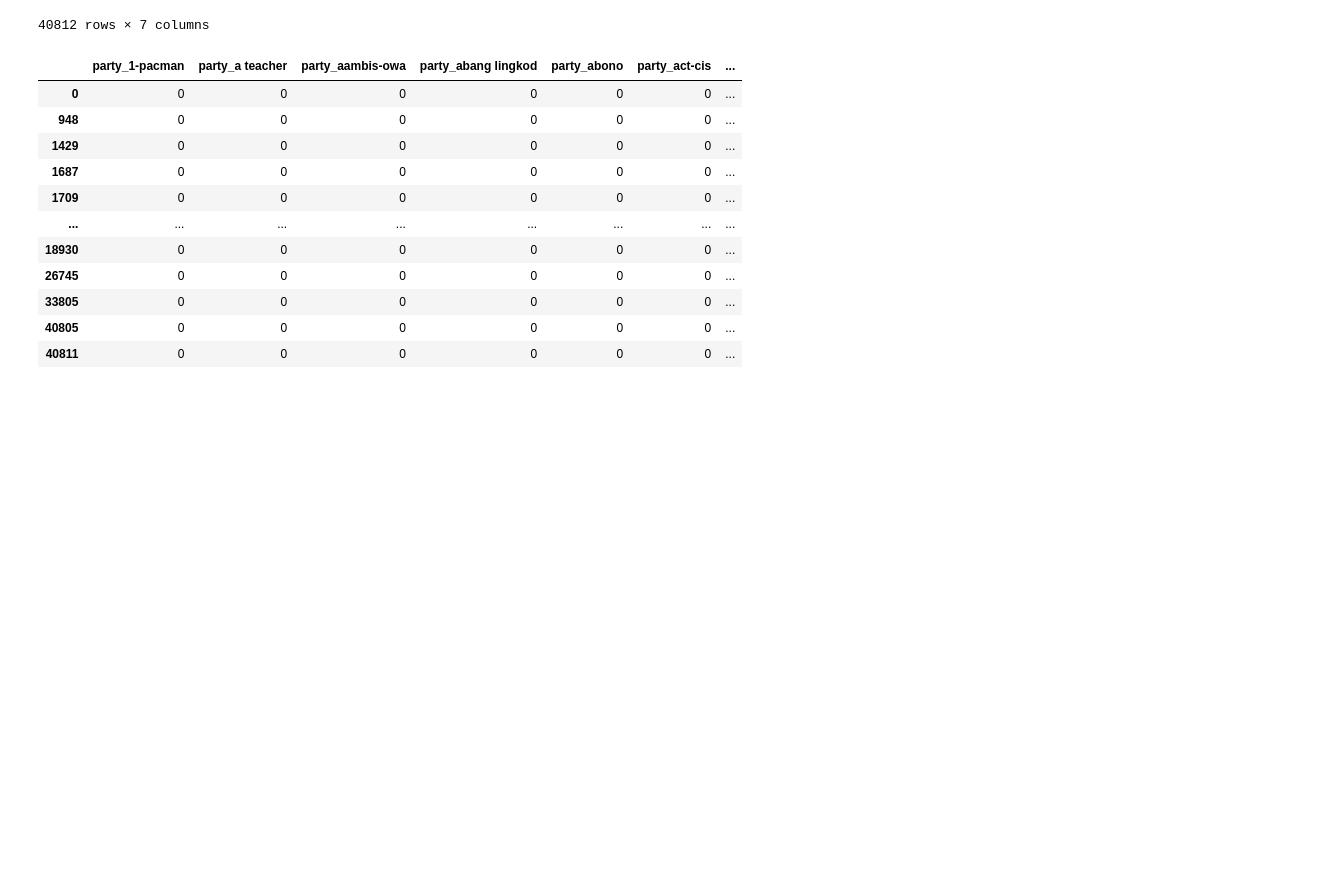
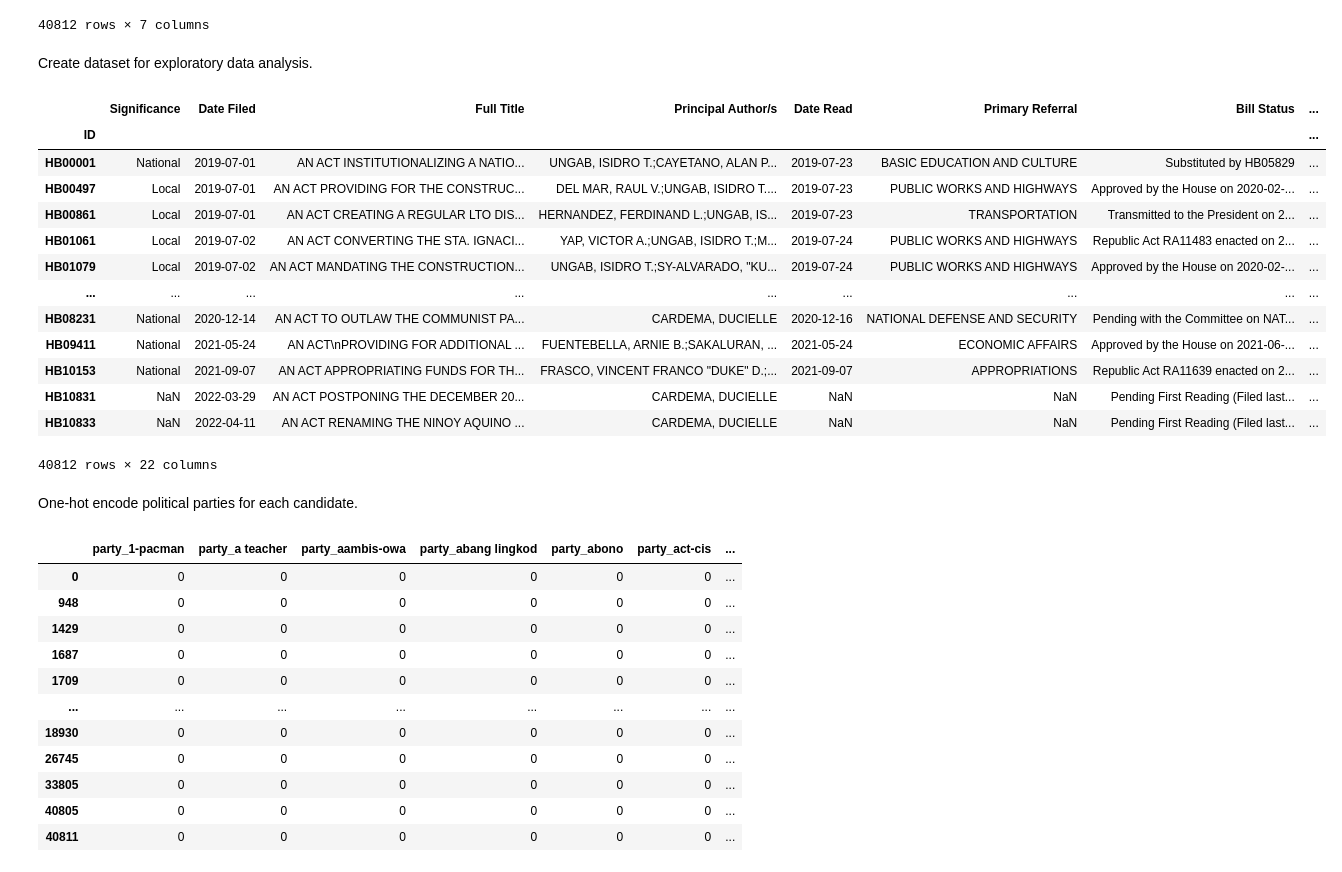
Before and after one commit to kgreyy/18th-congress-dataset, a Jupyter notebook: congress_dataset.ipynb, the cells around one changed output. Drawn from its saved outputs; the diff is of its cells as text; code cells hidden in the pictures; blank space fills up the shorter version.

Commit message:
Add documentation, eda and viz datasets

```diff
--- a/congress_dataset.ipynb
+++ b/congress_dataset.ipynb
@@ -88,5 +76,6 @@ bills_df[bills_df['Principal Author/s'].isna()]
 # %%
 bills_df.loc[bills_df['ID']=='HB01603', 'Principal Author/s'] = 'Castelo, Precious Hipolito' # from https://hrep-website.s3.ap-southeast-1.amazonaws.com/legisdocs/basic_18/HB01603.pdf
+bills_df.loc[bills_df['ID']=='HB01603', 'Author Count'] = 1
 bills_df = bills_df.drop(9988, axis=0)
 
 bills_df[bills_df['Principal Author/s'].isna()]
@@ -404,6 +408,29 @@ bill_to_author_df
 | 40805 | HB10831 | 67 | Cardema, Ducielle Marie S. | DUTERTE YOUTH | NaN | NaN | True |
 | 40811 | HB10833 | 67 | Cardema, Ducielle Marie S. | DUTERTE YOUTH | NaN | NaN | True |
 40812 rows × 7 columns
+# %% [markdown]
+Create dataset for exploratory data analysis.
+# %%
+bill_to_author_df_eda = bills_df.set_index('ID').join(bill_to_author_df.set_index('ID'), on='ID', how='right')
+bill_to_author_df_eda.to_csv('congress_bill_association_eda.csv', encoding='utf-8', index=False)
+bill_to_author_df_eda
+# %% [output]
+|  | Significance | Date Filed | Full Title | Principal Author/s | Date Read | Primary Referral | Bill Status | ... |
+| ID |  |  |  |  |  |  |  | ... |
+| HB00001 | National | 2019-07-01 | AN ACT INSTITUTIONALIZING A NATIO... | UNGAB, ISIDRO T.;CAYETANO, ALAN P... | 2019-07-23 | BASIC EDUCATION AND CULTURE | Substituted by HB05829 | ... |
+| HB00497 | Local | 2019-07-01 | AN ACT PROVIDING FOR THE CONSTRUC... | DEL MAR, RAUL V.;UNGAB, ISIDRO T.... | 2019-07-23 | PUBLIC WORKS AND HIGHWAYS | Approved by the House on 2020-02-... | ... |
+| HB00861 | Local | 2019-07-01 | AN ACT CREATING A REGULAR LTO DIS... | HERNANDEZ, FERDINAND L.;UNGAB, IS... | 2019-07-23 | TRANSPORTATION | Transmitted to the President on 2... | ... |
+| HB01061 | Local | 2019-07-02 | AN ACT CONVERTING THE STA. IGNACI... | YAP, VICTOR A.;UNGAB, ISIDRO T.;M... | 2019-07-24 | PUBLIC WORKS AND HIGHWAYS | Republic Act RA11483 enacted on 2... | ... |
+| HB01079 | Local | 2019-07-02 | AN ACT MANDATING THE CONSTRUCTION... | UNGAB, ISIDRO T.;SY-ALVARADO, "KU... | 2019-07-24 | PUBLIC WORKS AND HIGHWAYS | Approved by the House on 2020-02-... | ... |
+| ... | ... | ... | ... | ... | ... | ... | ... | ... |
+| HB08231 | National | 2020-12-14 | AN ACT TO OUTLAW THE COMMUNIST PA... | CARDEMA, DUCIELLE | 2020-12-16 | NATIONAL DEFENSE AND SECURITY | Pending with the Committee on NAT... | ... |
+| HB09411 | National | 2021-05-24 | AN ACT\nPROVIDING FOR ADDITIONAL ... | FUENTEBELLA, ARNIE B.;SAKALURAN, ... | 2021-05-24 | ECONOMIC AFFAIRS | Approved by the House on 2021-06-... | ... |
+| HB10153 | National | 2021-09-07 | AN ACT APPROPRIATING FUNDS FOR TH... | FRASCO, VINCENT FRANCO "DUKE" D.;... | 2021-09-07 | APPROPRIATIONS | Republic Act RA11639 enacted on 2... | ... |
+| HB10831 | NaN | 2022-03-29 | AN ACT POSTPONING THE DECEMBER 20... | CARDEMA, DUCIELLE | NaN | NaN | Pending First Reading (Filed last... | ... |
+| HB10833 | NaN | 2022-04-11 | AN ACT RENAMING THE NINOY AQUINO ... | CARDEMA, DUCIELLE | NaN | NaN | Pending First Reading (Filed last... | ... |
+40812 rows × 22 columns
+# %% [markdown]
+One-hot encode political parties for each candidate.
 # %%
 cols = pd.get_dummies(bill_to_author_df['party'].str.lower().replace('-','_').replace(' ', '_'), prefix='party')
 cols
```
Also changed, not shown: parts of 43 cells of this notebook, 5 other files.
